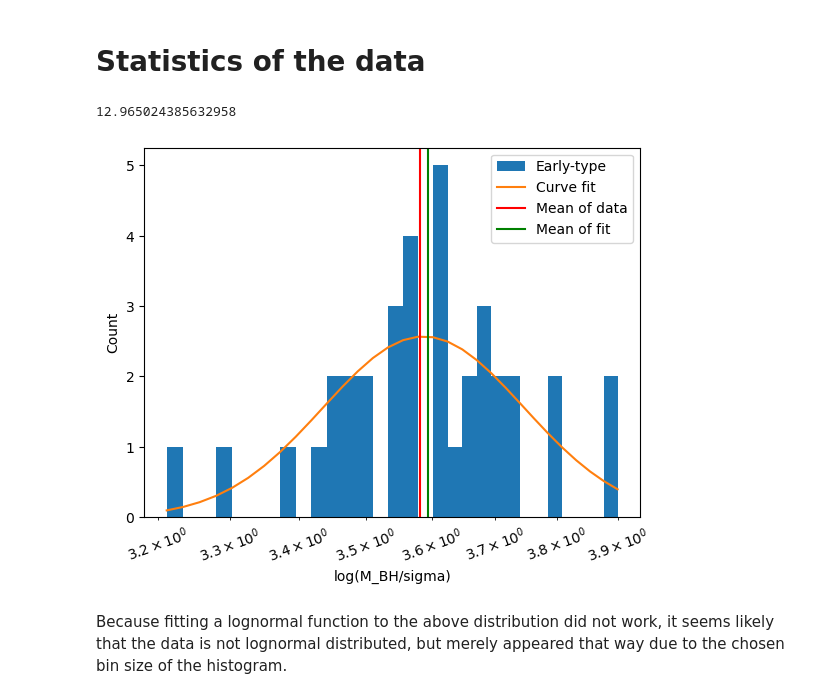
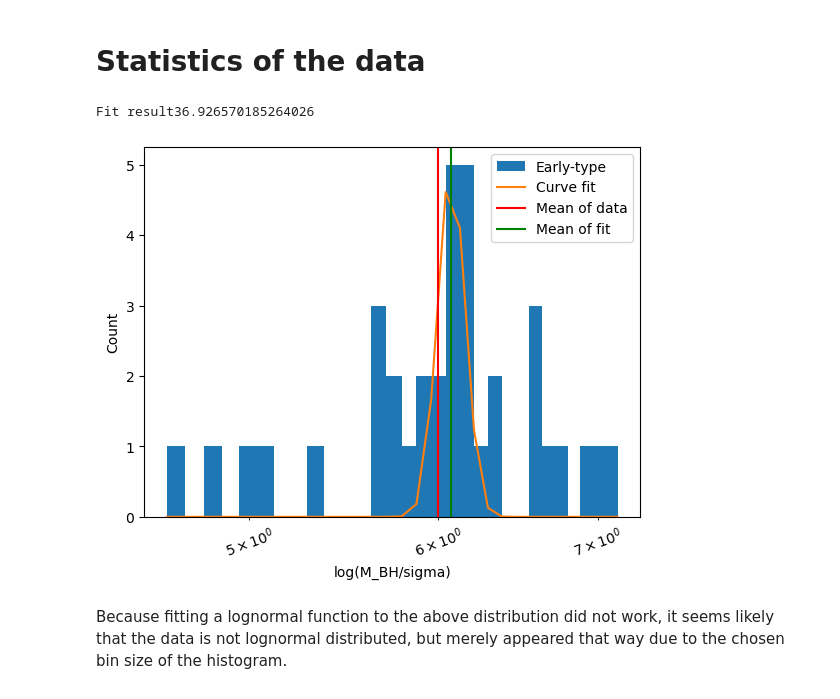
Before and after one commit to MonkeyTreeLover/M-Sigma-Relation, a Jupyter notebook: M_Sigma_Report_Neu.ipynb, the cells around one changed output. Saved outputs shown, nothing was run; the diff lists cells and outputs as text; code cells hidden in the pictures.

```diff
--- a/M_Sigma_Report_Neu.ipynb
+++ b/M_Sigma_Report_Neu.ipynb
@@ -186,6 +186,10 @@ DATA_SET= { "Early": [np.log10(early_type[x]), np.log10(early_type[y])],
             "AGN"   : [np.log10(data_AGN_SI), np.log10(data_AGN_BH)],
             "Gütel" : [np.log10(data["sigma_e (km/s)"]), np.log10(data["M_BH (solar masses)"])]}
 
+DATA_SET_N = {"Early": [early_type[x], early_type[y]],
+              "Late"  : [late_type[x], late_type[y]],
+              "AGN"   : [data_AGN_SI, data_AGN_BH],
+              "Gütel" : [data["sigma_e (km/s)"], data["M_BH (solar masses)"]]}
 early_type = None
 late_type = None
 data = None
@@ -194,32 +198,32 @@ data = None
 # %%
 def logfunc(x, mu, sigma):
     return (1/((x)*np.sqrt(2*np.pi*(sigma**2))))*np.exp((-(np.log(x)-mu)**2)/(2*(sigma**2)))
 
 bins = 30
-plt.hist(((DATA_SET["Early"][1]/DATA_SET["Early"][0])), label = "Early-type", bins = bins)
-y_data, x_data = np.histogram((DATA_SET["Early"][1]/DATA_SET["Early"][0]), bins = bins) #This should not be a log, but the fit doesnt give me anything if it isnt
+plt.hist((np.log10(DATA_SET_N["Early"][1]/DATA_SET_N["Early"][0])), label = "Early-type", bins = bins)
+y_data, x_data = np.histogram(np.log10(DATA_SET_N["Early"][1]/DATA_SET_N["Early"][0]), bins = bins)
+
+popt, pcov = curve_fit(logfunc, x_data[:-1], y_data)
 
 plt.xscale("log")
-#print((y_data), (x_data))
-
-popt, pcov = curve_fit(logfunc, x_data[:-1], y_data)
 
 plt.plot((x_data), (logfunc(x_data, popt[0], popt[1])), label = "Curve fit")
 plt.axvline((np.average(a = x_data[:-1], weights = y_data)), color = "r", label = "Mean of data")
 plt.axvline(np.exp(popt[0]), color = "g", label = "Mean of fit")
 
 #print(np.exp(2*popt[0]+(popt[1]**2))*(np.exp(popt[1])-1))
 #print(np.exp(popt[1])**2)
 print(f"Fit result{np.exp(2*popt[0]+2*(popt[1]**2))}")
 
 plt.legend()
 plt.tick_params(axis = "x", which = "both", labelrotation = 20)
 plt.xlabel("log(M_BH/sigma)")
 plt.ylabel("Count")
 
+
 plt.show()
 # %% [output]
-12.965024385632958
+Fit result36.926570185264026
-[figure, old version]
+[figure, new version]
 # %% [markdown]
 Because fitting a lognormal function to the above distribution did not work, it seems likely that the data is not lognormal distributed, but merely appeared that way due to the chosen bin size of the histogram.
```
Also changed, not shown: parts of 3 cells of this notebook, 2 other files.
